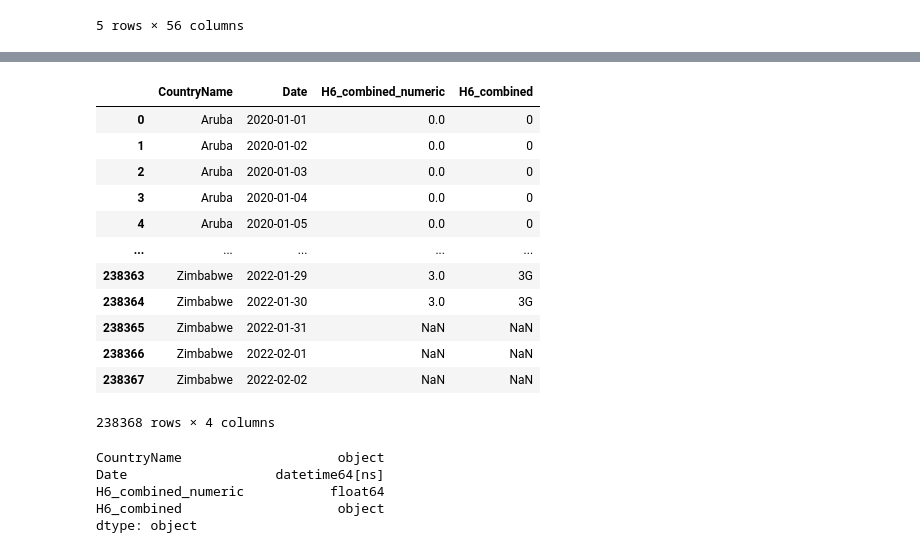
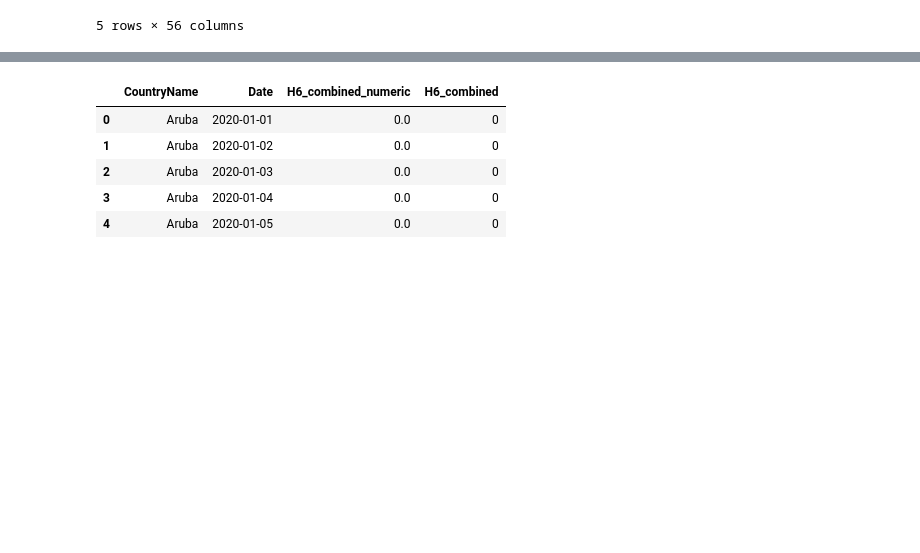
Before and after one commit to ranusuri/Team-A-Project-1, a Jupyter notebook: andres_pulido/six_countries.ipynb, the cells around one changed output, grey strips where cells are left out. Saved outputs shown, nothing was run; the diff lists cells and outputs as text; code cells hidden in the pictures; blank space fills up the shorter version.

```diff
--- a/andres_pulido/six_countries.ipynb
+++ b/andres_pulido/six_countries.ipynb
@@ -42,26 +31,10 @@ data_raw
 # %%
-# data_six = data_raw.loc[['United States', 'Canada','Germany','Sweden','Japan','India']]
-data_six_reduced= data_raw[['CountryName','Date','H6_combined_numeric','H6_combined']]
-data_six_reduced
+data_reduced= data_raw[['CountryName','Date','H6_combined_numeric','H6_combined']]
+data_reduced.head(5)
 # %% [output]
 |  | CountryName | Date | H6_combined_numeric | H6_combined |
 | 0 | Aruba | 2020-01-01 | 0.0 | 0 |
 | 1 | Aruba | 2020-01-02 | 0.0 | 0 |
 | 2 | Aruba | 2020-01-03 | 0.0 | 0 |
 | 3 | Aruba | 2020-01-04 | 0.0 | 0 |
 | 4 | Aruba | 2020-01-05 | 0.0 | 0 |
-| ... | ... | ... | ... | ... |
-| 238363 | Zimbabwe | 2022-01-29 | 3.0 | 3G |
-| 238364 | Zimbabwe | 2022-01-30 | 3.0 | 3G |
-| 238365 | Zimbabwe | 2022-01-31 | NaN | NaN |
-| 238366 | Zimbabwe | 2022-02-01 | NaN | NaN |
-| 238367 | Zimbabwe | 2022-02-02 | NaN | NaN |
-238368 rows × 4 columns
-# %%
-data_six_reduced.dtypes
-# %% [output]
-CountryName                    object
-Date                   datetime64[ns]
-H6_combined_numeric           float64
-H6_combined                    object
-dtype: object
```
Also changed, not shown: parts of 13 cells of this notebook, 1 other file.
